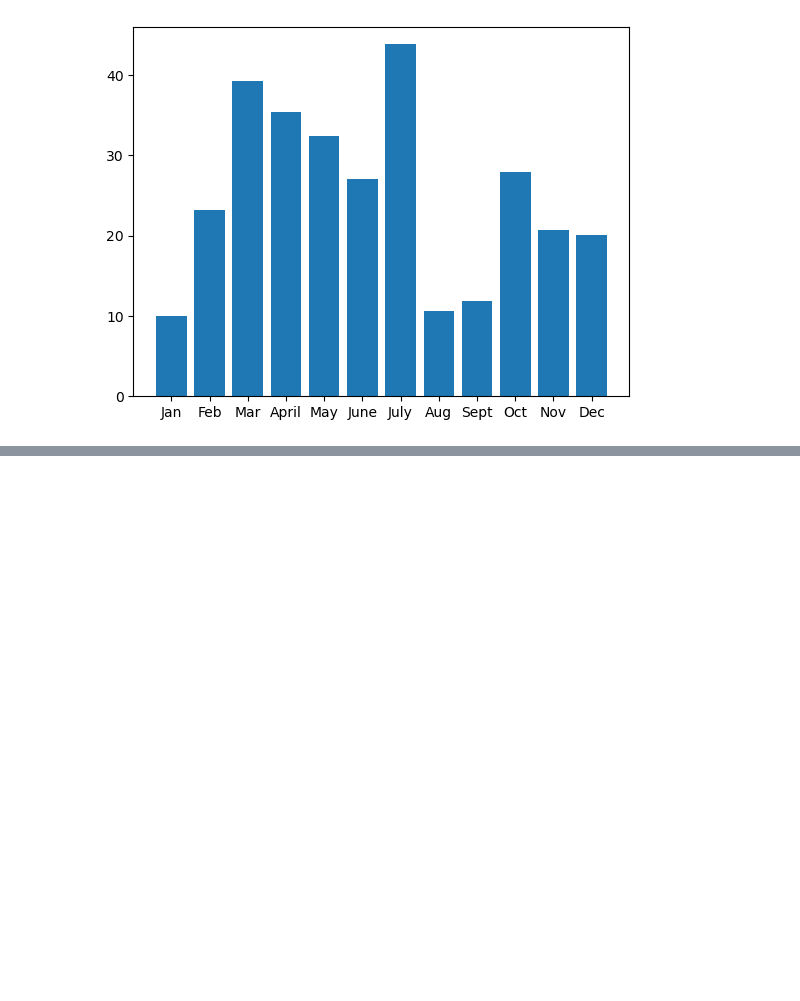
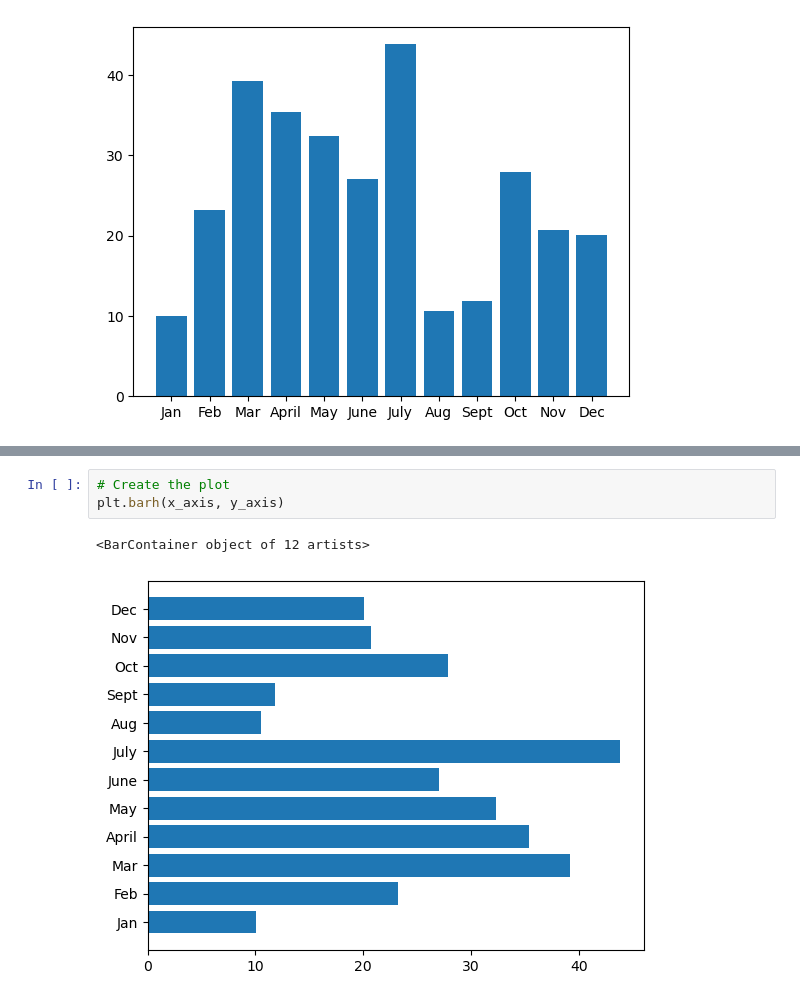
Before and after one commit to mrneuenschwander/pyber-analysis, a Jupyter notebook: matplotlib_practice_bar.ipynb, the cells around one changed output, grey strips where cells are left out. Cells and saved outputs as stored; diff of their text form; blank space fills up the shorter version.

```diff
--- a/matplotlib_practice_bar.ipynb
+++ b/matplotlib_practice_bar.ipynb
@@ -14,0 +28,6 @@ plt.bar(x_axis, y_axis)
+# %%
+# Create the plot
+plt.barh(x_axis, y_axis)
+# %% [output]
+<BarContainer object of 12 artists>
+[figure, added]
```
Also changed, not shown: parts of 5 cells of this notebook, 4 other files.
